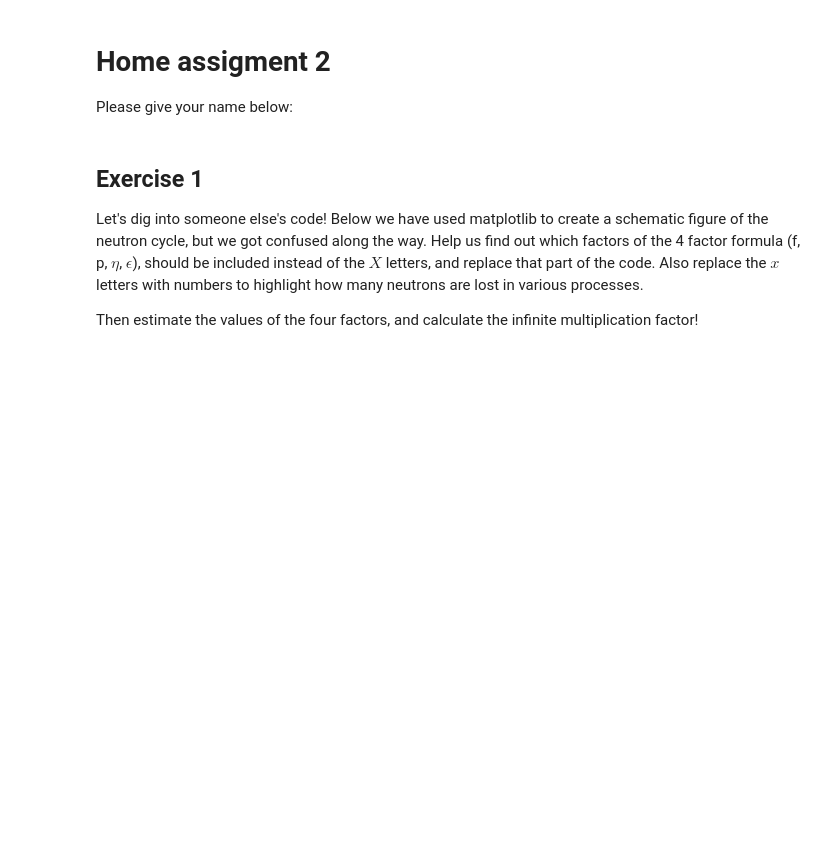
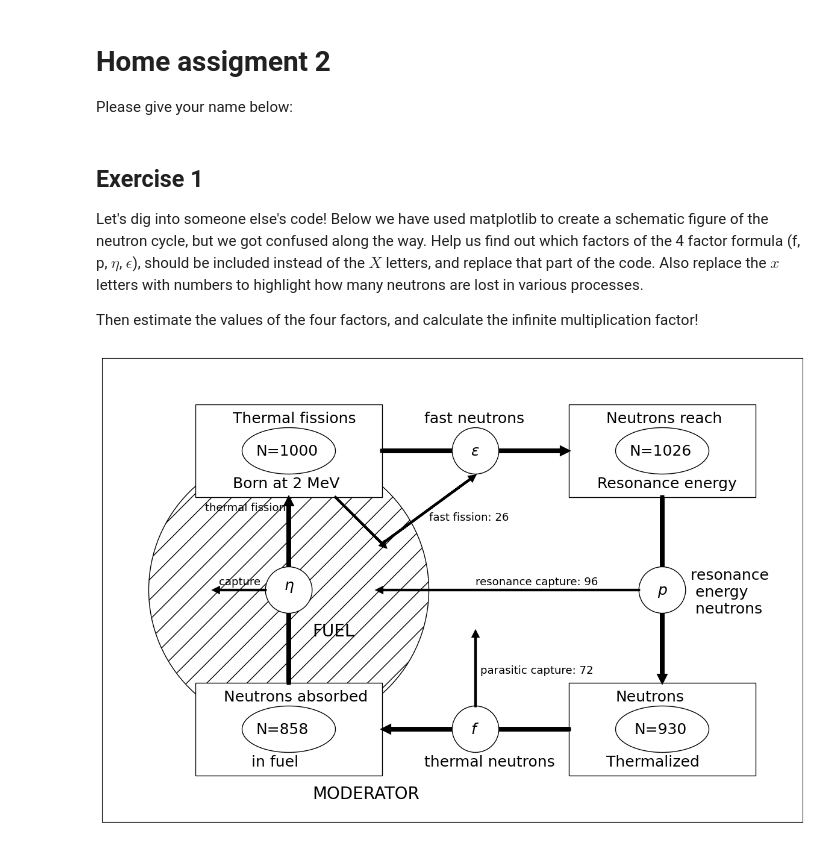
Before and after one commit to Ben0-0/IAEA_Reactor-Physics, a Jupyter notebook: HomeAssignments/HA2/HA2-1.ipynb, the cells around one changed output. Cells and saved outputs as stored; diff of their text form; code cells hidden in the pictures; blank space fills up the shorter version.

```diff
--- a/HomeAssignments/HA2/HA2-1.ipynb
+++ b/HomeAssignments/HA2/HA2-1.ipynb
@@ -47,48 +47,50 @@ ax.add_artist(c1)
 ax.add_artist(c2)
 ax.add_artist(c3)
 ax.add_artist(c4)
-plt.text(39,0,r'$X$',fontsize=18)
-plt.text(79,29,r'$X$',fontsize=18)
+plt.text(39,0,r'$\eta$',fontsize=18)
+plt.text(79,29,r'$\epsilon$',fontsize=18)
 plt.text(69,36,'fast neutrons',fontsize=18)
 #################
 plt.arrow(50,20,10,-10,linewidth=3,head_width=1, head_length=1,color='black')
 plt.arrow(60,10,19,14,linewidth=3,head_width=1, head_length=1,color='black')
-plt.text(70,15,'fast fission: x',fontsize=13)
+plt.text(70,15,'fast fission: 26',fontsize=13)
 plt.arrow(80,-25,0,15,linewidth=3,head_width=1, head_length=1,color='black')
-plt.text(81,-18,'parasitic capture: x',fontsize=13)
+plt.text(81,-18,'parasitic capture: 72',fontsize=13)
 plt.arrow(35,0,-10,0,linewidth=3,head_width=1, head_length=1,color='black')
 plt.text(25,1,'capture',fontsize=13)
 plt.text(22,17,'thermal fission',fontsize=13)
 ##########
-plt.text(119,-1,r'$X$',fontsize=18)
+plt.text(119,-1,r'$p$',fontsize=18)
 plt.text(126,-5,'resonance \n energy \n neutrons',fontsize=18)
 plt.arrow(115, 0, -55, 0,linewidth=3,head_width=1, head_length=1,color='black')
-plt.text(80,1,'resonance capture: x',fontsize=13)
+plt.text(80,1,'resonance capture: 96',fontsize=13)
 
-plt.text(79,-31,r'$X$',fontsize=18)
+plt.text(79,-31,r'$f$',fontsize=18)
 plt.text(69,-38,'thermal neutrons',fontsize=18)
 
 plt.text(33,29,'N=1000',fontsize=18)
 plt.text(28,36,'Thermal fissions',fontsize=18)
 plt.text(28,22,'Born at 2 MeV',fontsize=18)
 
 plt.text(33+80,29,'N=1026',fontsize=18)
 plt.text(28+80,36,'Neutrons reach',fontsize=18)
 plt.text(26+80,22,'Resonance energy',fontsize=18)
 
 plt.text(34+80,29-60,'N=930',fontsize=18)
 plt.text(30+80,36-60,'Neutrons',fontsize=18)
 plt.text(28+80,22-60,'Thermalized',fontsize=18)
 
 plt.text(33,29-60,'N=858',fontsize=18)
 plt.text(26,36-60,'Neutrons absorbed',fontsize=18)
 plt.text(32,22-60,'in fuel',fontsize=18)
 
 plt.text(45,-10,'FUEL', fontsize=20)
 plt.text(45,-45,'MODERATOR', fontsize=20)
 #ax.add_artist(polygon)
 plt.xlim(0,150)
 plt.ylim(-50,50)
 ax.yaxis.set_visible(False)
 ax.xaxis.set_visible(False)
 plt.show()
+# %% [output]
+[figure, added]
```
Also changed, not shown: parts of 5 cells of this notebook, 1 other file.
